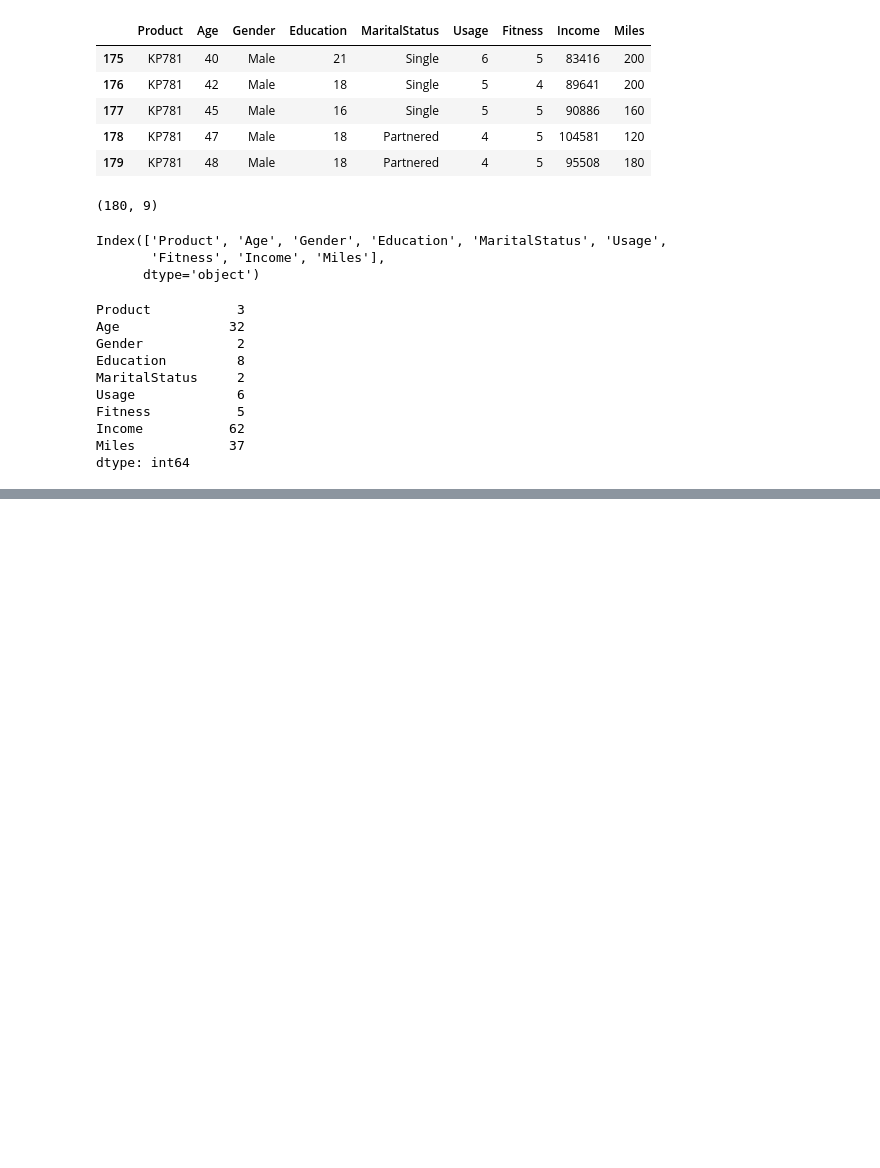
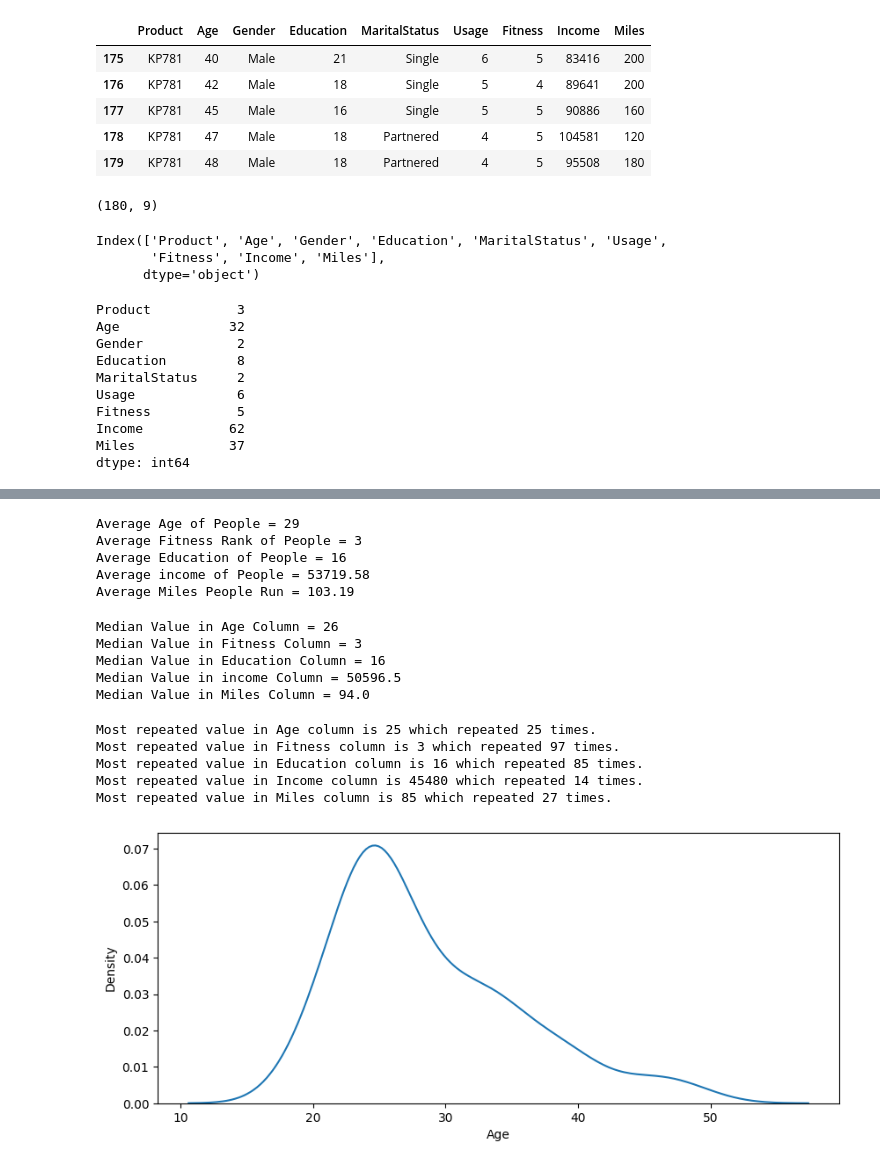
Before and after one commit to iamutkarshgoyal/Aerofit_Statistical_Analysis, a Jupyter notebook: Aerofit_Data_Analysis.ipynb, the cells around one changed output, grey strips where cells are left out. Saved outputs shown, nothing was run; the diff lists cells and outputs as text; code cells hidden in the pictures; blank space fills up the shorter version.

```diff
--- a/Aerofit_Data_Analysis.ipynb
+++ b/Aerofit_Data_Analysis.ipynb
@@ -5,5 +7,5 @@ import pandas as pd, numpy as np
 # %%
-df = pd.read_csv("Aerofit Data.csv")
+df = pd.read_csv("/content/drive/MyDrive/Data_Sets Analysis/Aerofit Data.csv")
 # %%
 df.head()
 # %% [output]
@@ -47,0 +93,42 @@ dtype: int64
+# %%
+print("Average Age of People =", int(df.Age.mean().round()))
+print("Average Fitness Rank of People =", int(df.Fitness.mean().round()))
+print("Average Education of People =", int(df.Education.mean().round()))
+print("Average income of People =", df.Income.mean().round(2))
+print("Average Miles People Run =", df.Miles.mean().round(2))
+# %% [output]
+Average Age of People = 29
+Average Fitness Rank of People = 3
+Average Education of People = 16
+Average income of People = 53719.58
+Average Miles People Run = 103.19
+# %%
+print("Median Value in Age Column =", int(df.Age.median().round()))
+print("Median Value in Fitness Column =", int(df.Fitness.median().round()))
+print("Median Value in Education Column =", int(df.Education.median().round()))
+print("Median Value in income Column =", df.Income.median().round(2))
+print("Median Value in Miles Column =", df.Miles.median().round(2))
+# %% [output]
+Median Value in Age Column = 26
+Median Value in Fitness Column = 3
+Median Value in Education Column = 16
+Median Value in income Column = 50596.5
+Median Value in Miles Column = 94.0
+# %%
+print(f"Most repeated value in Age column is", int(df.Age.mode().round()), "which repeated", df[df["Age"] == df.Age.mode().values[0]]["Age"].value_counts().values[0],"times.")
+print(f"Most repeated value in Fitness column is", int(df.Fitness.mode().round()), "which repeated", df[df["Fitness"] == df.Fitness.mode().values[0]]["Fitness"].value_counts().values[0],"times.")
+print(f"Most repeated value in Education column is", int(df.Education.mode().round()), "which repeated", df[df["Education"] == df.Education.mode().values[0]]["Education"].value_counts().values[0],"times.")
+print(f"Most repeated value in Income column is", int(df.Income.mode().round()), "which repeated", df[df["Income"] == df.Income.mode().values[0]]["Income"].value_counts().values[0],"times.")
+print(f"Most repeated value in Miles column is", int(df.Miles.mode().round()), "which repeated", df[df["Miles"] == df.Miles.mode().values[0]]["Miles"].value_counts().values[0],"times.")
+# %% [output]
+Most repeated value in Age column is 25 which repeated 25 times.
+Most repeated value in Fitness column is 3 which repeated 97 times.
+Most repeated value in Education column is 16 which repeated 85 times.
+Most repeated value in Income column is 45480 which repeated 14 times.
+Most repeated value in Miles column is 85 which repeated 27 times.
+# %%
+plt.figure(figsize = (10,4))
+sns.kdeplot(data = df, x = df.Age)
+plt.show()
+# %% [output]
+[figure, added]
```
Also changed, not shown: parts of 5 cells of this notebook.
